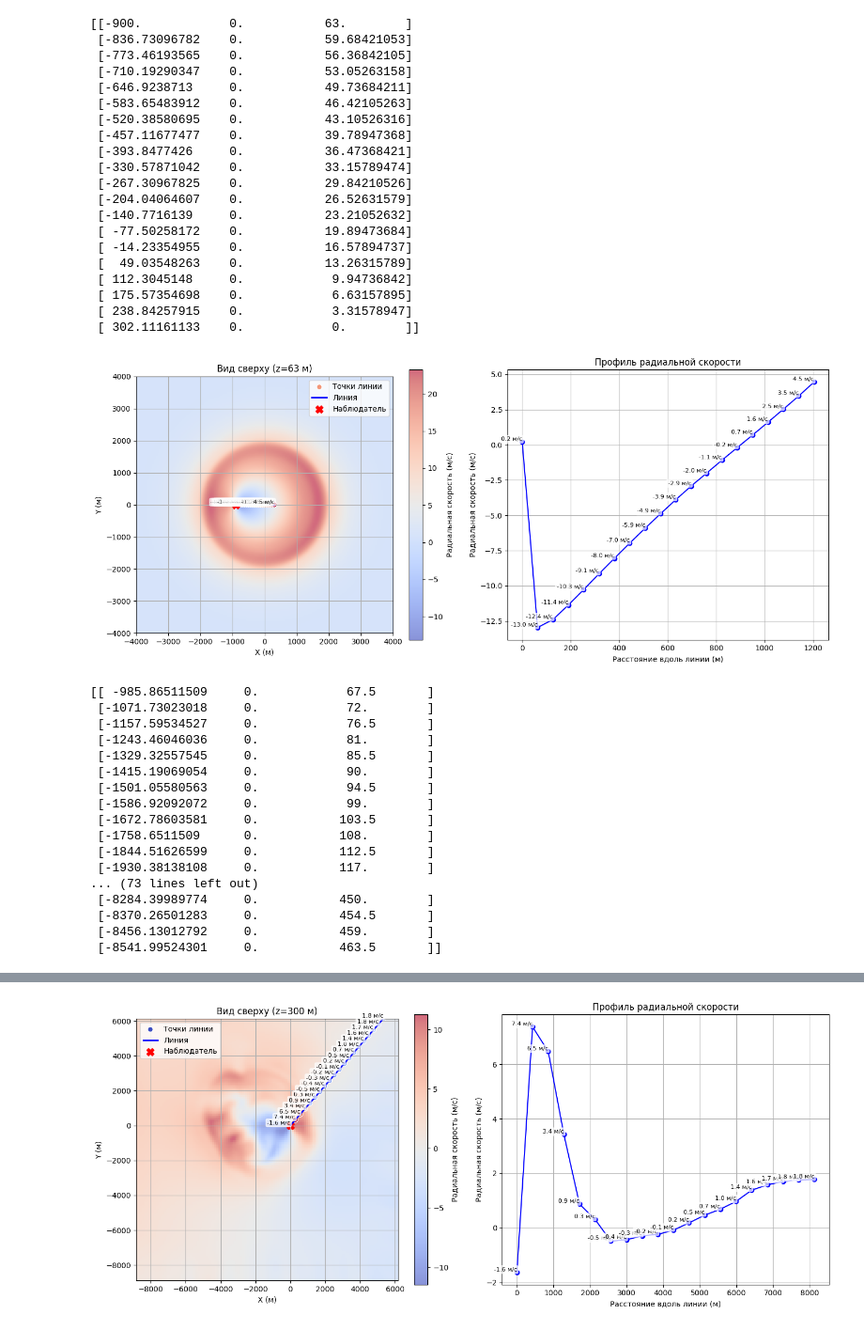
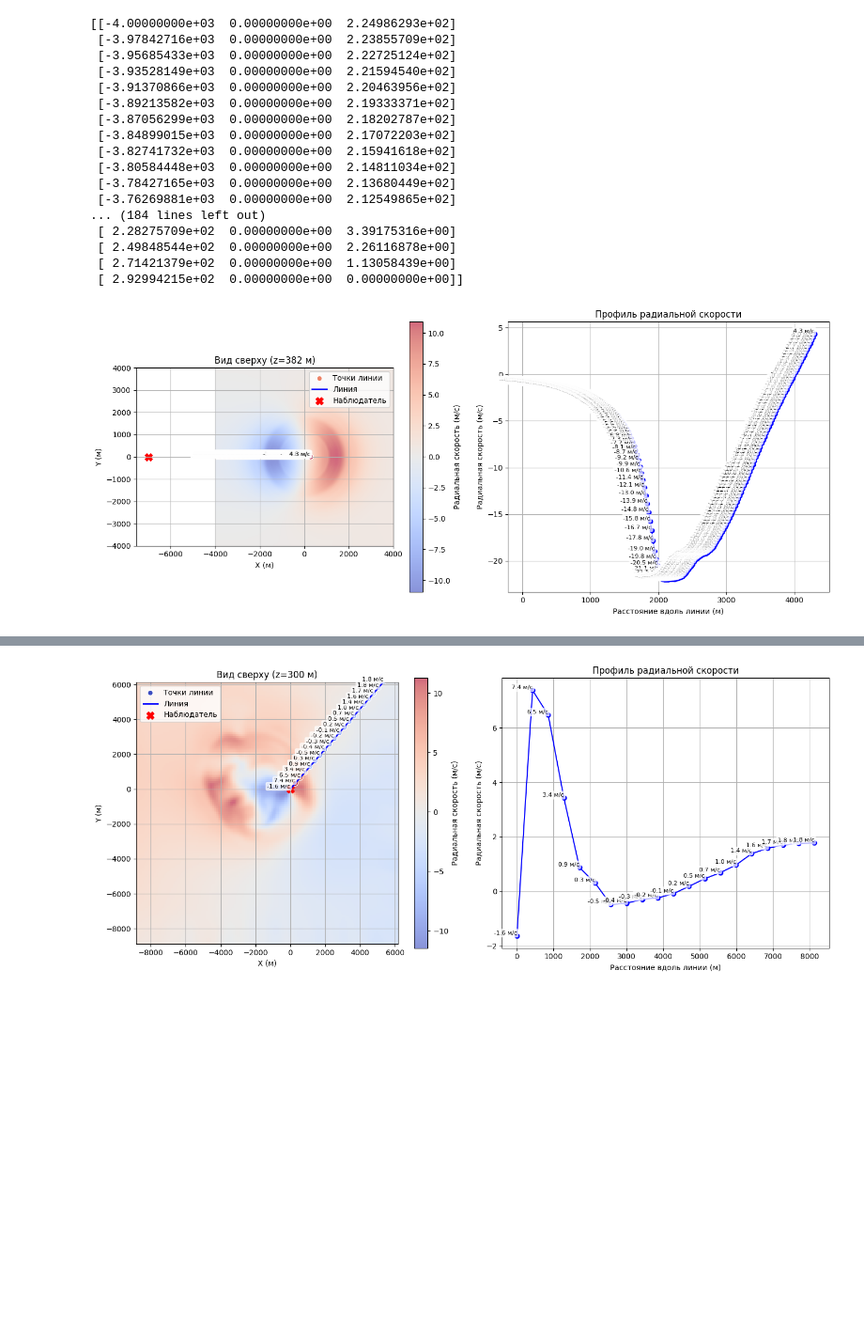
Before and after one commit to DmitryZSer/Meteo_RLS, a Jupyter notebook: calculations/Radial_velocity_report.ipynb, the cells around one changed output, grey strips where cells are left out. Shown at 94% size. Saved outputs shown, nothing was run; the diff lists cells and outputs as text; code cells hidden in the pictures; blank space fills up the shorter version.

```diff
--- a/calculations/Radial_velocity_report.ipynb
+++ b/calculations/Radial_velocity_report.ipynb
@@ -277,11 +274,11 @@ z = origin[2] + np.arange(iz) * dz
 X, Y, Z = np.meshgrid(x, y, z, indexing='ij')
 
 # Расчет радиальной скорости
-x0, y0, z0 =  -6800, 0, 0# Точка наблюдателя
+x0, y0, z0 =  -4800, 0, 0# Точка наблюдателя
 # Параметры линии
 azimuth_deg = 0 # Горизонтальный угол
-elevation_deg = 3  # Вертикальный угол
-num_points = 15    # Количество точек
+elevation_deg = 5.73  # Вертикальный угол
+num_points = 40    # Количество точек
 
 
 
@@ -379,12 +380,12 @@ z = origin[2] + np.arange(iz) * dz
 X, Y, Z = np.meshgrid(x, y, z, indexing='ij')
 
 # Расчет радиальной скорости
-x0, y0, z0 =  -900, 0, 63 # Точка наблюдателя
-#x0, y0, z0 =  -8541, 0, 463 # Точка наблюдателя
+# x0, y0, z0 =  -900, 0, 63 # Точка наблюдателя
+x0, y0, z0 =  -6996, 0, 382 # Точка наблюдателя
 # Параметры линии
 azimuth_deg = 0 # Горизонтальный угол
 elevation_deg = -3  # Вертикальный угол
-num_points = 20    # Количество точек
+num_points = 200    # Количество точек
 
 
 
@@ -434,71 +435,51 @@ print(points)
 distance = [0.0]  # Начальное расстояние 0 метров
 
 for i in range(1, len(points)):
     dx = points[i][0] - points[i-1][0]
     dy = points[i][1] - points[i-1][1]
     dz = points[i][2] - points[i-1][2]
     segment = np.sqrt(dx**2 + dy**2 + dz**2)
     distance.append(distance[-1] + segment)  #
 
 distance = np.array(distance)
 
 plot_line_results(V_radial, z0, x, y, z, points, values, distance, observer_position=(x0, y0))
 
 
 # Шаги изменения
 dx = -85.86511509
 dy = 4.5
 
 first_x = points[0, 0]
 first_y = points[0, 1]
 first_z = points[0, 2]
 
 new_data = []
-for i in range(1, 90):
+for i in range(1, 100):
     new_x = first_x + i * dx
     new_y = first_y
     new_z = first_z + i * dy
     new_data.append([new_x, new_y, new_z])
 
 new_data = np.array(new_data)
-print(new_data)
+# print(new_data)
 # %% [output]
-[[-900.            0.           63.        ]
- [-836.73096782    0.           59.68421053]
- [-773.46193565    0.           56.36842105]
- [-710.19290347    0.           53.05263158]
- [-646.9238713     0.           49.73684211]
- [-583.65483912    0.           46.42105263]
- [-520.38580695    0.           43.10526316]
- [-457.11677477    0.           39.78947368]
- [-393.8477426     0.           36.47368421]
- [-330.57871042    0.           33.15789474]
- [-267.30967825    0.           29.84210526]
- [-204.04064607    0.           26.52631579]
- [-140.7716139     0.           23.21052632]
- [ -77.50258172    0.           19.89473684]
- [ -14.23354955    0.           16.57894737]
- [  49.03548263    0.           13.26315789]
- [ 112.3045148     0.            9.94736842]
- [ 175.57354698    0.            6.63157895]
- [ 238.84257915    0.            3.31578947]
- [ 302.11161133    0.            0.        ]]
+[[-4.00000000e+03  0.00000000e+00  2.24986293e+02]
+ [-3.97842716e+03  0.00000000e+00  2.23855709e+02]
+ [-3.95685433e+03  0.00000000e+00  2.22725124e+02]
+ [-3.93528149e+03  0.00000000e+00  2.21594540e+02]
+ [-3.91370866e+03  0.00000000e+00  2.20463956e+02]
+ [-3.89213582e+03  0.00000000e+00  2.19333371e+02]
+ [-3.87056299e+03  0.00000000e+00  2.18202787e+02]
+ [-3.84899015e+03  0.00000000e+00  2.17072203e+02]
+ [-3.82741732e+03  0.00000000e+00  2.15941618e+02]
+ [-3.80584448e+03  0.00000000e+00  2.14811034e+02]
+ [-3.78427165e+03  0.00000000e+00  2.13680449e+02]
+ [-3.76269881e+03  0.00000000e+00  2.12549865e+02]
+... (184 lines left out)
+ [ 2.28275709e+02  0.00000000e+00  3.39175316e+00]
+ [ 2.49848544e+02  0.00000000e+00  2.26116878e+00]
+ [ 2.71421379e+02  0.00000000e+00  1.13058439e+00]
+ [ 2.92994215e+02  0.00000000e+00  0.00000000e+00]]
-[figure, old version]
+[figure, new version]
-[[ -985.86511509     0.            67.5       ]
- [-1071.73023018     0.            72.        ]
- [-1157.59534527     0.            76.5       ]
- [-1243.46046036     0.            81.        ]
- [-1329.32557545     0.            85.5       ]
- [-1415.19069054     0.            90.        ]
- [-1501.05580563     0.            94.5       ]
- [-1586.92092072     0.            99.        ]
- [-1672.78603581     0.           103.5       ]
- [-1758.6511509      0.           108.        ]
- [-1844.51626599     0.           112.5       ]
- [-1930.38138108     0.           117.        ]
-... (73 lines left out)
- [-8284.39989774     0.           450.        ]
- [-8370.26501283     0.           454.5       ]
- [-8456.13012792     0.           459.        ]
- [-8541.99524301     0.           463.5       ]]
 # %% [markdown]
```
Also changed, not shown: parts of 8 cells of this notebook, 2 other files.
